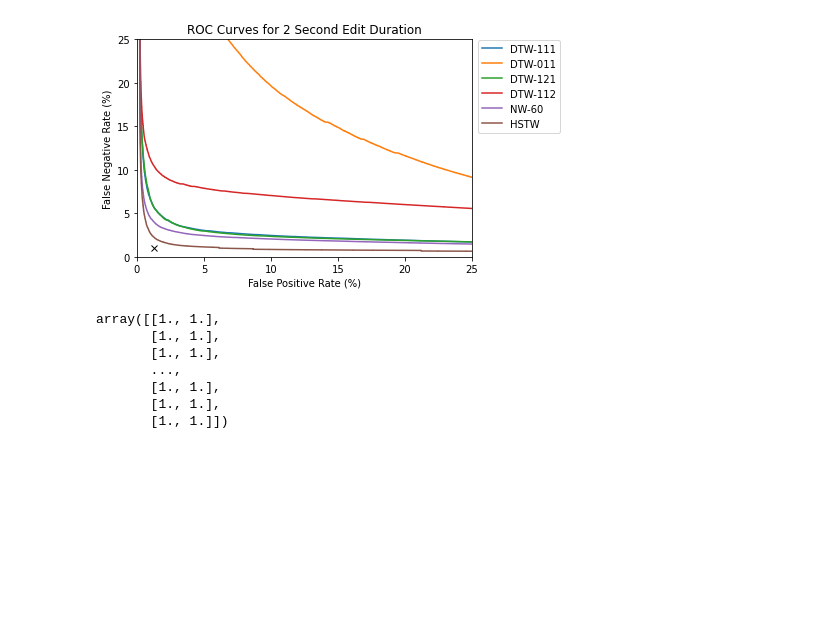
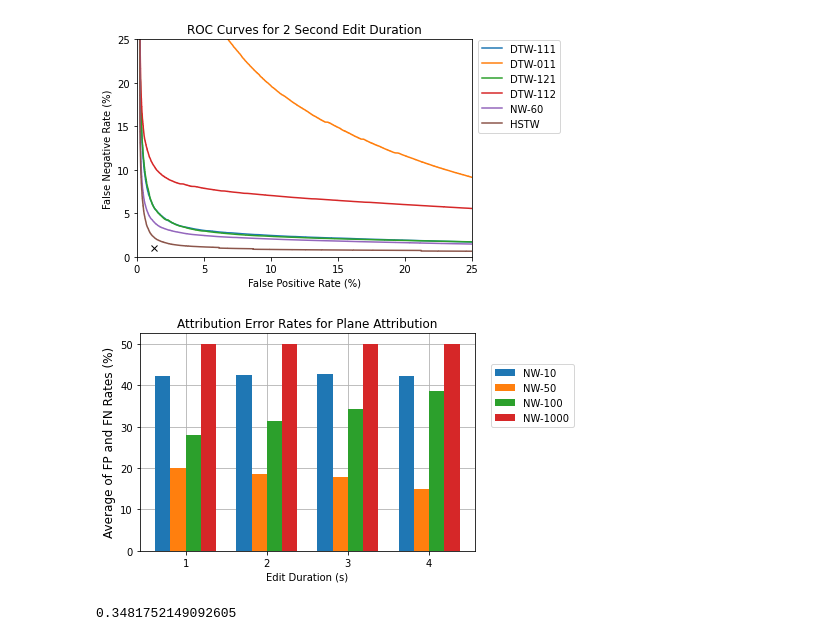
Before and after one commit to HMC-MIR/HSTW, a Jupyter notebook: 03_speech_eval.ipynb, the cells around one changed output. Drawn from its saved outputs; the diff is of its cells as text; code cells hidden in the pictures; blank space fills up the shorter version.

```diff
--- a/03_speech_eval.ipynb
+++ b/03_speech_eval.ipynb
@@ -454,6 +460,3 @@ for sys in paSystems:
 plotROCs(rocFiles, planeAttribFiles, sysNames)
 # %% [output]
 [figure]
-# %%
-paFile = "/mnt/data0/%s/TamperingDetection/eval/attribution/%s/planeAttrib/%s_%ss.pkl" \
-                % (user, sys, benchmark, str(editTime))
@@ -462,10 +462,0 @@ attribs = pkl.load(open(paFile, 'rb'))
-# %%
-attribs
-# %% [output]
-array([[1., 1.],
-       [1., 1.],
-       [1., 1.],
-       ...,
-       [1., 1.],
-       [1., 1.],
-       [1., 1.]])
@@ -476,0 +463,38 @@ fn = np.sum(diffs == -1) / (np.sum(attribs[:,0] == 1)) # num fn / num true pos
+# %%
+def plotPlaneAttrib(timesToPlot, systemsToPlot, benchmark, sysNames, evalDir):
+    x = np.arange(len(timesToPlot))
+    numBars = len(systemsToPlot)
+    width = 0.75 / numBars
+    plt.grid(zorder=0)
+    for i, plotSys in enumerate(systemsToPlot):
+        EERs = []
+        barLocs = x - width * (numBars / 2) + (i+0.5) * width
+        for j, plotTime in enumerate(timesToPlot):
+
+            paFile = evalDir + "/%s/planeAttrib/%s_%ss.pkl" % (plotSys, benchmark, str(plotTime))
+
+            attribs = pkl.load(open(paFile, 'rb'))
+
+            fp,fn = planeAttribToFPFN(paFile)
+            EERs.append((fp+fn)/2)
+
+        plt.bar(barLocs, np.array(EERs) * 100, width, zorder = 3)
+
+        plt.xlabel("Edit Duration (s)")
+        plt.xticks(x, timesToPlot)
+        #plt.ylim(0,20)
+        plt.title("Attribution Error Rates for Plane Attribution")
+
+    plt.legend(sysNames, loc = (1.05, 0.57))
+    plt.ylabel("Average of FP and FN Rates (%)", fontsize = "large")
+# %%
+evalDir = "/mnt/data0/%s/TamperingDetection/eval/attribution" % user
+
+timesToPlot = [1,2,3,4]
+systemsToPlot = ["NW-10", "NW-50", "NW-100", "NW-1000"]
+sysNames =  ["NW-10", "NW-50", "NW-100", "NW-1000"]
+benchmark = "train"
+
+plotPlaneAttrib(timesToPlot, systemsToPlot, benchmark, sysNames, evalDir)
+# %% [output]
+[figure, added]
@@ -477,3 +505,7 @@ fn = np.sum(diffs == -1) / (np.sum(attribs[:,0] == 1)) # num fn / num true pos
+# %%
+fp
+# %% [output]
+0.3481752149092605
 # %%
 fn
 # %% [output]
```
Also changed, not shown: parts of 13 cells of this notebook.
